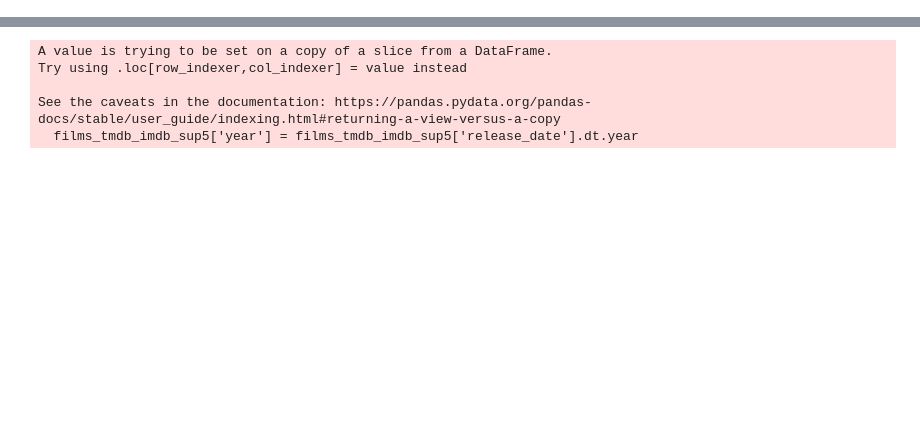
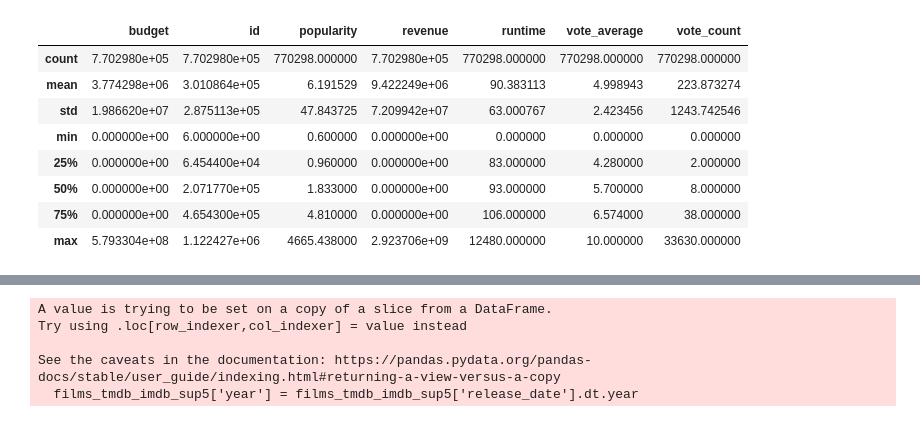
Before and after one commit to Cynthia-OK/CreuseLlywood, a Jupyter notebook: nettoyage_data.ipynb, the cells around one changed output, grey strips where cells are left out. Drawn from its saved outputs; the diff is of its cells as text; code cells hidden in the pictures; blank space fills up the shorter version.

```diff
--- a/nettoyage_data.ipynb
+++ b/nettoyage_data.ipynb
@@ -47,5 +204,17 @@ Data columns (total 28 columns):
 dtypes: bool(1), float64(2), int64(5), object(20)
 memory usage: 159.4+ MB
+# %%
+films_tmdb_imdb.describe()
+# %% [output]
+|  | budget | id | popularity | revenue | runtime | vote_average | vote_count |
+| count | 7.702980e+05 | 7.702980e+05 | 770298.000000 | 7.702980e+05 | 770298.000000 | 770298.000000 | 770298.000000 |
+| mean | 3.774298e+06 | 3.010864e+05 | 6.191529 | 9.422249e+06 | 90.383113 | 4.998943 | 223.873274 |
+| std | 1.986620e+07 | 2.875113e+05 | 47.843725 | 7.209942e+07 | 63.000767 | 2.423456 | 1243.742546 |
+| min | 0.000000e+00 | 6.000000e+00 | 0.600000 | 0.000000e+00 | 0.000000 | 0.000000 | 0.000000 |
+| 25% | 0.000000e+00 | 6.454400e+04 | 0.960000 | 0.000000e+00 | 83.000000 | 4.280000 | 2.000000 |
+| 50% | 0.000000e+00 | 2.071770e+05 | 1.833000 | 0.000000e+00 | 93.000000 | 5.700000 | 8.000000 |
+| 75% | 0.000000e+00 | 4.654300e+05 | 4.810000 | 0.000000e+00 | 106.000000 | 6.574000 | 38.000000 |
+| max | 5.793304e+08 | 1.122427e+06 | 4665.438000 | 2.923706e+09 | 12480.000000 | 10.000000 | 33630.000000 |
 # %%
 films_tmdb_imdb['release_date']=pd.to_datetime(films_tmdb_imdb['release_date'])
 # %%
```
Also changed, not shown: parts of 134 cells of this notebook, 2 other files.
